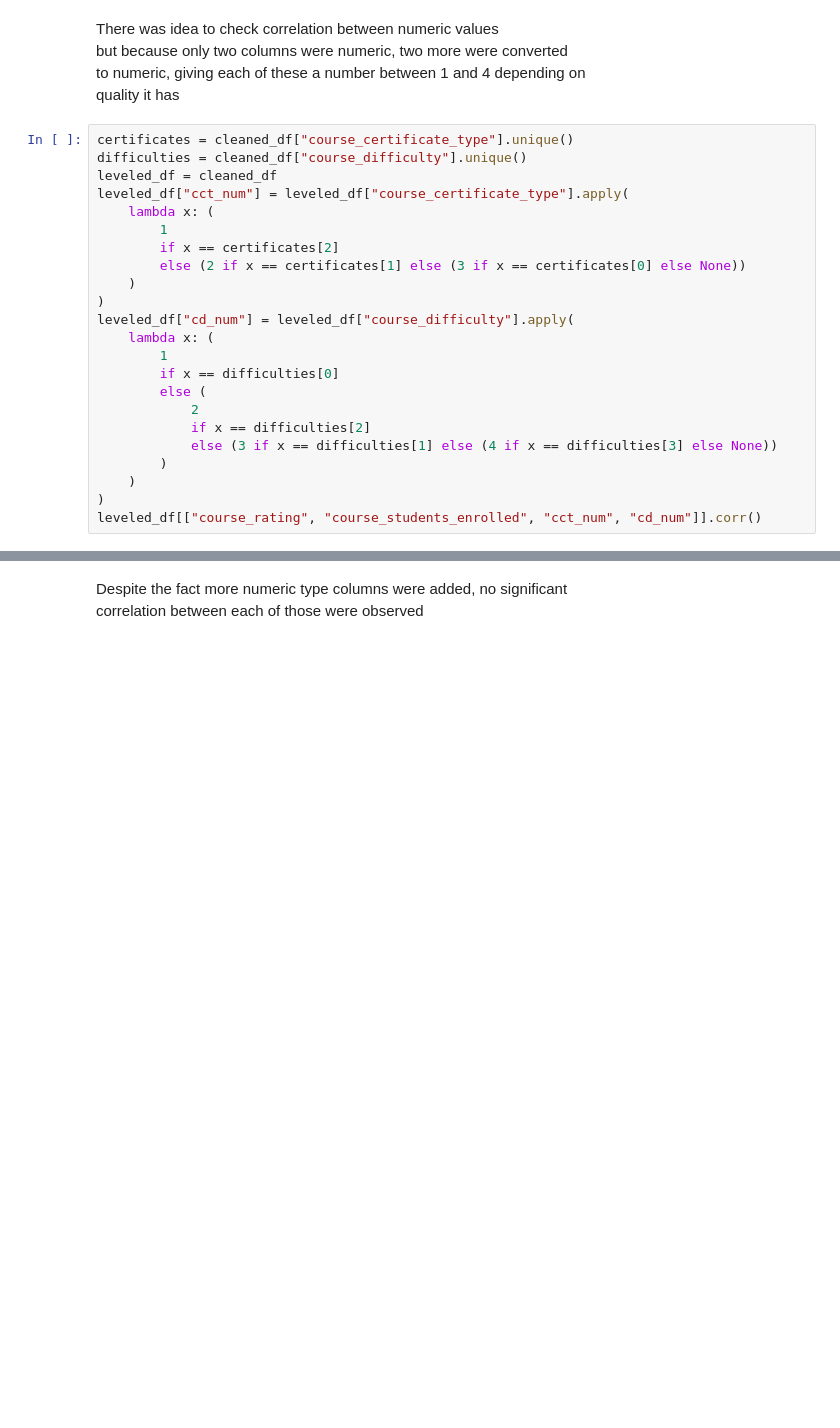
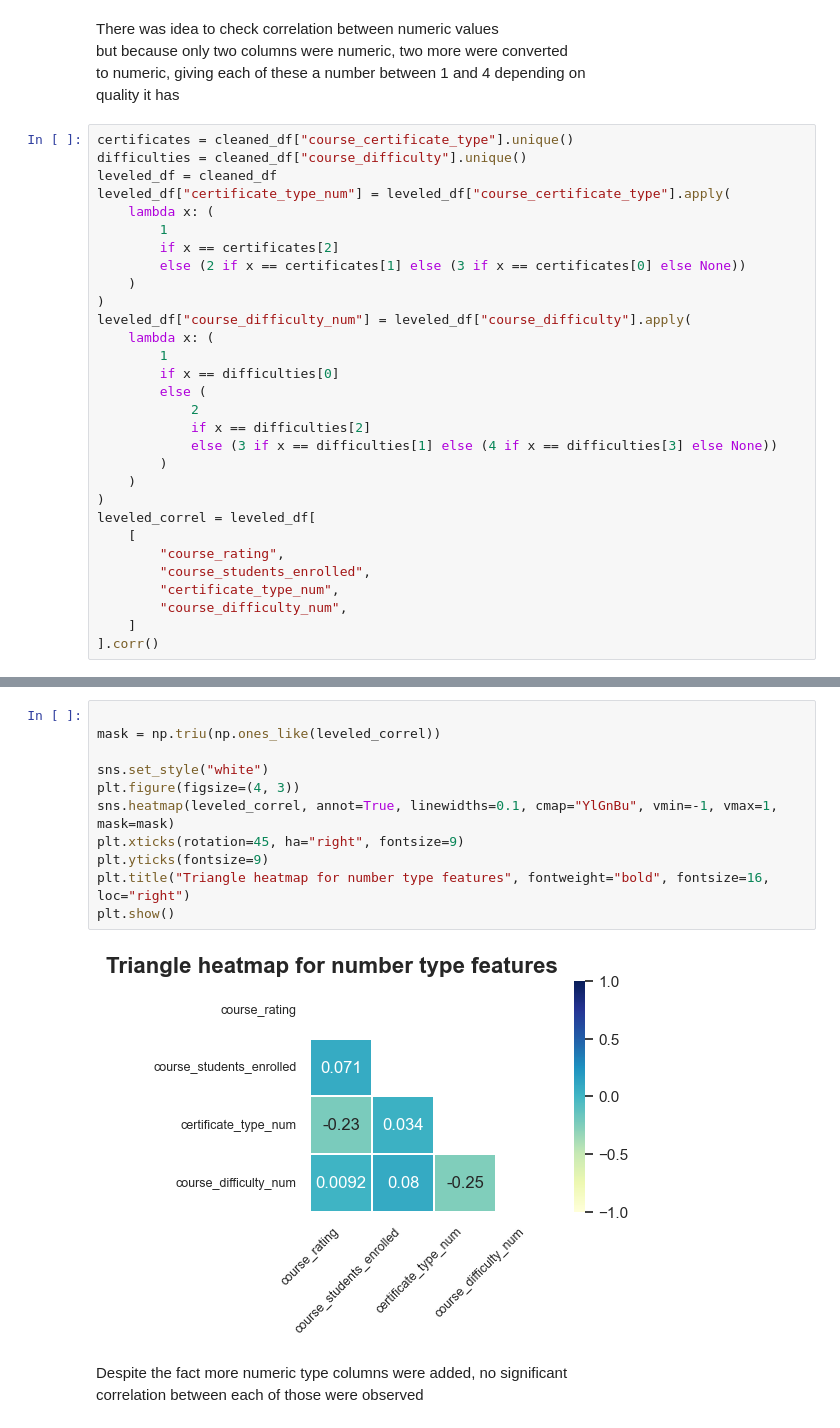
Before and after one commit to ShariYo/Modul1_Sprint3, a Jupyter notebook: project/main.ipynb, the cells around one changed output, grey strips where cells are left out. Saved outputs shown, nothing was run; the diff lists cells and outputs as text; blank space fills up the shorter version.

```diff
--- a/project/main.ipynb
+++ b/project/main.ipynb
@@ -332,14 +334,14 @@ quality it has
 certificates = cleaned_df["course_certificate_type"].unique()
 difficulties = cleaned_df["course_difficulty"].unique()
 leveled_df = cleaned_df
-leveled_df["cct_num"] = leveled_df["course_certificate_type"].apply(
+leveled_df["certificate_type_num"] = leveled_df["course_certificate_type"].apply(
     lambda x: (
         1
         if x == certificates[2]
         else (2 if x == certificates[1] else (3 if x == certificates[0] else None))
     )
 )
-leveled_df["cd_num"] = leveled_df["course_difficulty"].apply(
+leveled_df["course_difficulty_num"] = leveled_df["course_difficulty"].apply(
     lambda x: (
         1
         if x == difficulties[0]
@@ -350,4 +352,11 @@ leveled_df["cd_num"] = leveled_df["course_difficulty"].apply(
         )
     )
 )
-leveled_df[["course_rating", "course_students_enrolled", "cct_num", "cd_num"]].corr()
+leveled_correl = leveled_df[
+    [
+        "course_rating",
+        "course_students_enrolled",
+        "certificate_type_num",
+        "course_difficulty_num",
+    ]
+].corr()
@@ -360,3 +365,16 @@ leveled_df[["course_rating", "course_students_enrolled", "cct_num", "cd_num"]].c
+# %%
+
+mask = np.triu(np.ones_like(leveled_correl))
+
+sns.set_style("white")
+plt.figure(figsize=(4, 3))
+sns.heatmap(leveled_correl, annot=True, linewidths=0.1, cmap="YlGnBu", vmin=-1, vmax=1, mask=mask)
+plt.xticks(rotation=45, ha="right", fontsize=9)
+plt.yticks(fontsize=9)
+plt.title("Triangle heatmap for number type features", fontweight="bold", fontsize=16, loc="right")
+plt.show()
+# %% [output]
+[figure, added]
 # %% [markdown]
 Despite the fact more numeric type columns were added, no significant
 correlation between each of those were observed
```
Also changed, not shown: parts of 12 cells of this notebook.
